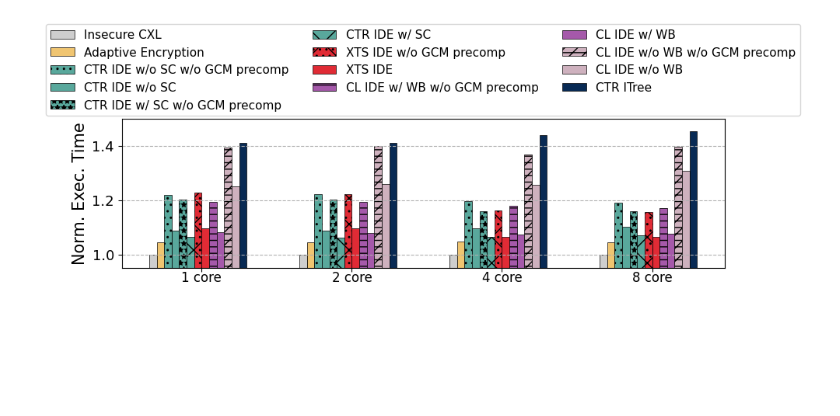
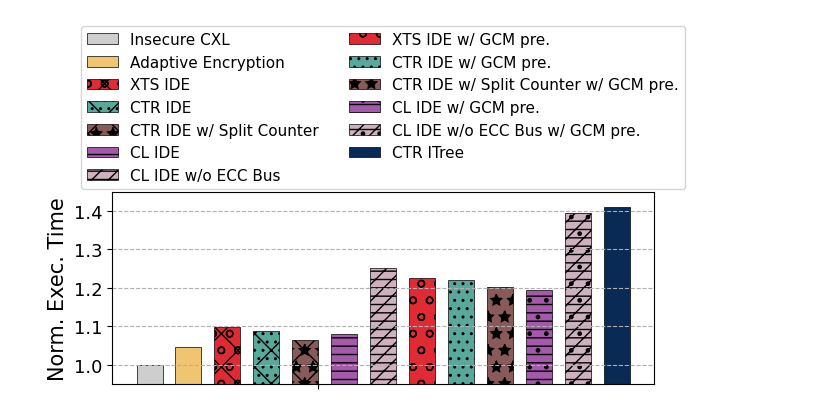
Before and after one commit to LichK9/fig_script, a Jupyter notebook: ablation-revised/ablation.ipynb, the cells around one changed output. Drawn from its saved outputs; the diff is of its cells as text; code cells hidden in the pictures; blank space fills up the shorter version.

```diff
--- a/ablation-revised/ablation.ipynb
+++ b/ablation-revised/ablation.ipynb
@@ -6,11 +6,9 @@ import itertools
 #bar patterns
 patterns = [ "/" , "\\" , "|" , "-" , "+" , "x", "o", "O", ".", "*" ]
 
-N=4
+N=1
 x=np.arange(N)
-xclicks=[
-    '1 core', '2 core', '4 core', '8 core'
-]
+xclicks=''
 xlabels=''
 ylabels='Norm. Exec. Time'
 wb = openpyxl.load_workbook(filename="ablation.xlsx")
@@ -23,41 +21,44 @@ for col in ws.iter_cols(min_row=2,min_col=2,values_only=True):
         # 获取单元格数据
         b1=np.append(b1,value)
         print(value)
-b1=b1.reshape(13, 4)
+b1=b1.reshape(13, 1)
 print(b1)
 
 
-allfigsize=(10,2.5)
-width=0.05
+allfigsize=(7,2.5)
+width=0.01
 plt.figure(figsize=allfigsize)
 
 i = (lambda c: lambda: next(c))(itertools.count(0))
 j = (lambda c: lambda: next(c))((itertools.count(0)))
+k = (lambda c: lambda: next(c))((itertools.count(0)))
 
 print(b1[0])
 # plt.bar(x - width*1, b1[0], width, label='w Pre. GCM & Adapt. Encryption', color='#f0c571',hatch="//", edgecolor='black', linewidth=0.5)
 # plt.bar(x , b1[1], width, label='w/o Pre. GCM', color='#a559aa', hatch="x", edgecolor='black', linewidth=0.5)
 # plt.bar(x + width*1, b1[2], width, label='w/o Adapt. Encryption',color='#59a89c', hatch="." , edgecolor='black', linewidth=0.5)
-off = 13.0 / 2
-plt.bar(x + width*(j() - off), b1[i()], width, label='Insecure CXL',color='#cecece', edgecolor='black', linewidth=0.5, align='center')
-plt.bar(x + width*(j() - off), b1[i()], width, label='Adaptive Encryption',color='#f0c571', edgecolor='black', linewidth=0.5, align='center')
+off = 0
+wid = 0.5
+plt.bar(x + width*(j() - off -wid *  (13-k())), b1[i()], width, label='Insecure CXL',color='#cecece', edgecolor='black', linewidth=0.5, align='center')
+plt.bar(x + width*(j() - off -wid *  (13-k())), b1[i()], width, label='Adaptive Encryption',color='#f0c571', edgecolor='black', linewidth=0.5, align='center')
 
-plt.bar(x + width*(j() - off), b1[i()], width, label='CTR IDE w/o SC w/o GCM precomp', color='#59a89c',  hatch="..", edgecolor='black', linewidth=0.5, align='center')
-plt.bar(x + width*(j() - off), b1[i()], width, label='CTR IDE w/o SC', color='#59a89c' , edgecolor='black', linewidth=0.5, align='center')
+plt.bar(x + width*(j() - off -wid *  (13-k())), b1[i()], width, label='XTS IDE', color='#e02b35', hatch="xo",edgecolor='black', linewidth=0.5, align='center')
+plt.bar(x + width*(j() - off -wid *  (13-k())), b1[i()], width, label='CTR IDE', color='#59a89c',  hatch="x..", edgecolor='black', linewidth=0.5, align='center')
+plt.bar(x + width*(j() - off -wid *  (13-k())), b1[i()], width, label='CTR IDE w/ Split Counter', color='#885A5A', hatch="*x", edgecolor='black', linewidth=0.5, align='center')
+plt.bar(x + width*(j() - off -wid *  (13-k())), b1[i()], width, label='CL IDE',  color='#a559aa', hatch="--", edgecolor='black', linewidth=0.5, align='center' )
+plt.bar(x + width*(j() - off -wid *  (13-k())), b1[i()], width, label='CL IDE w/o ECC Bus', color='#CEB1BE', hatch="//--",edgecolor='black', linewidth=0.5, align='center')
 
-plt.bar(x + width*(j() - off), b1[i()], width, label='CTR IDE w/ SC w/o GCM precomp', color='#59a89c', hatch="**", edgecolor='black', linewidth=0.5, align='center')
-plt.bar(x + width*(j() - off), b1[i()], width, label='CTR IDE w/ SC', color='#59a89c' , hatch="x", edgecolor='black', linewidth=0.5, align='center')
 
-plt.bar(x + width*(j() - off), b1[i()], width, label='XTS IDE w/o GCM precomp', color='#e02b35', hatch="x..",edgecolor='black', linewidth=0.5, align='center')
-plt.bar(x + width*(j() - off), b1[i()], width, label='XTS IDE', color='#e02b35', hatch="",edgecolor='black', linewidth=0.5, align='center')
+plt.bar(x + width*(j() - off -wid *  (13-k())), b1[i()], width, label='XTS IDE w/ GCM pre.', color='#e02b35', hatch="o",edgecolor='black', linewidth=0.5, align='center')
+plt.bar(x + width*(j() - off -wid *  (13-k())), b1[i()], width, label='CTR IDE w/ GCM pre.', color='#59a89c', hatch=".." , edgecolor='black', linewidth=0.5, align='center')
+plt.bar(x + width*(j() - off -wid *  (13-k())), b1[i()], width, label='CTR IDE w/ Split Counter w/ GCM pre.', color='#885A5A' , hatch="*", edgecolor='black', linewidth=0.5, align='center')
+plt.bar(x + width*(j() - off -wid *  (13-k())), b1[i()], width, label='CL IDE w/ GCM pre.',  color='#a559aa', edgecolor='black', hatch="--.",linewidth=0.5, align='center' )
+plt.bar(x + width*(j() - off -wid *  (13-k())), b1[i()], width, label='CL IDE w/o ECC Bus w/ GCM pre.', color='#CEB1BE',hatch="//--.", edgecolor='black', linewidth=0.5, align='center')
 
-plt.bar(x + width*(j() - off), b1[i()], width, label='CL IDE w/ WB w/o GCM precomp',  color='#a559aa', hatch="--", edgecolor='black', linewidth=0.5, align='center' )
-plt.bar(x + width*(j() - off), b1[i()], width, label='CL IDE w/ WB',  color='#a559aa', edgecolor='black', linewidth=0.5, align='center' )
+plt.bar(x + width*(j() - off -wid *  (13-k())), b1[i()], width, label='CTR ITree', color='#082a54', edgecolor='black', linewidth=0.5, align='center')
 
-plt.bar(x + width*(j() - off), b1[i()], width, label='CL IDE w/o WB w/o GCM precomp', color='#CEB1BE', hatch="//--",edgecolor='black', linewidth=0.5, align='center')
-plt.bar(x + width*(j() - off), b1[i()], width, label='CL IDE w/o WB', color='#CEB1BE', edgecolor='black', linewidth=0.5, align='center')
 
-plt.bar(x + width*(j() - off), b1[i()], width, label='CTR ITree', color='#082a54', edgecolor='black', linewidth=0.5, align='center')
+
 
 
 
@@ -65,8 +66,8 @@ plt.bar(x + width*(j() - off), b1[i()], width, label='CTR ITree', color='#082a54
 
 ########################################################
 
-# plt.bar(x + width*(j() - off), b1[i()], width, label='Insecure CXL ', color='#cecece',edgecolor='black', linewidth=0.5, align='center')
-# plt.bar(x + width*(j() - off), b1[i()], width, label='Integrity Tree ', color='#082a54', edgecolor='black', linewidth=0.5, align='center')
+# plt.bar(x + width*(j() - off -wid *  (13-k())), b1[i()], width, label='Insecure CXL ', color='#cecece',edgecolor='black', linewidth=0.5, align='center')
+# plt.bar(x + width*(j() - off -wid *  (13-k())), b1[i()], width, label='Integrity Tree ', color='#082a54', edgecolor='black', linewidth=0.5, align='center')
 
 
 
@@ -75,11 +76,11 @@ plt.bar(x + width*(j() - off), b1[i()], width, label='CTR ITree', color='#082a54
 plt.grid(axis='y',linestyle='--')
 plt.xticks(x,xclicks, fontsize=12, va='center_baseline')
 #plt.ylim(0,180000)
-plt.ylim(0.95,  1.5)
-plt.yticks([1.0,1.2,1.4],fontsize=13)
+plt.ylim(0.95,1.45)
+plt.yticks([1.0,1.1,1.2,1.3,1.4],fontsize=13)
 #plt.xlabel(xlabels,fontsize=15)
 plt.ylabel(ylabels,fontsize=15)
-plt.legend(loc='upper center', ncol=3, bbox_to_anchor=(0.50, 1.67), fontsize=11)
+plt.legend(loc='upper center', ncol=2, bbox_to_anchor=(0.50, 1.9), fontsize=11)
 plt.savefig('ablation.pdf',bbox_inches = 'tight')
 plt.show()
 # %% [output]
@@ -103 +104 @@ plt.show()
-[figure, old version]
+[figure, new version]
```
Also changed, not shown: parts of 1 cell of this notebook, 15 other files.
